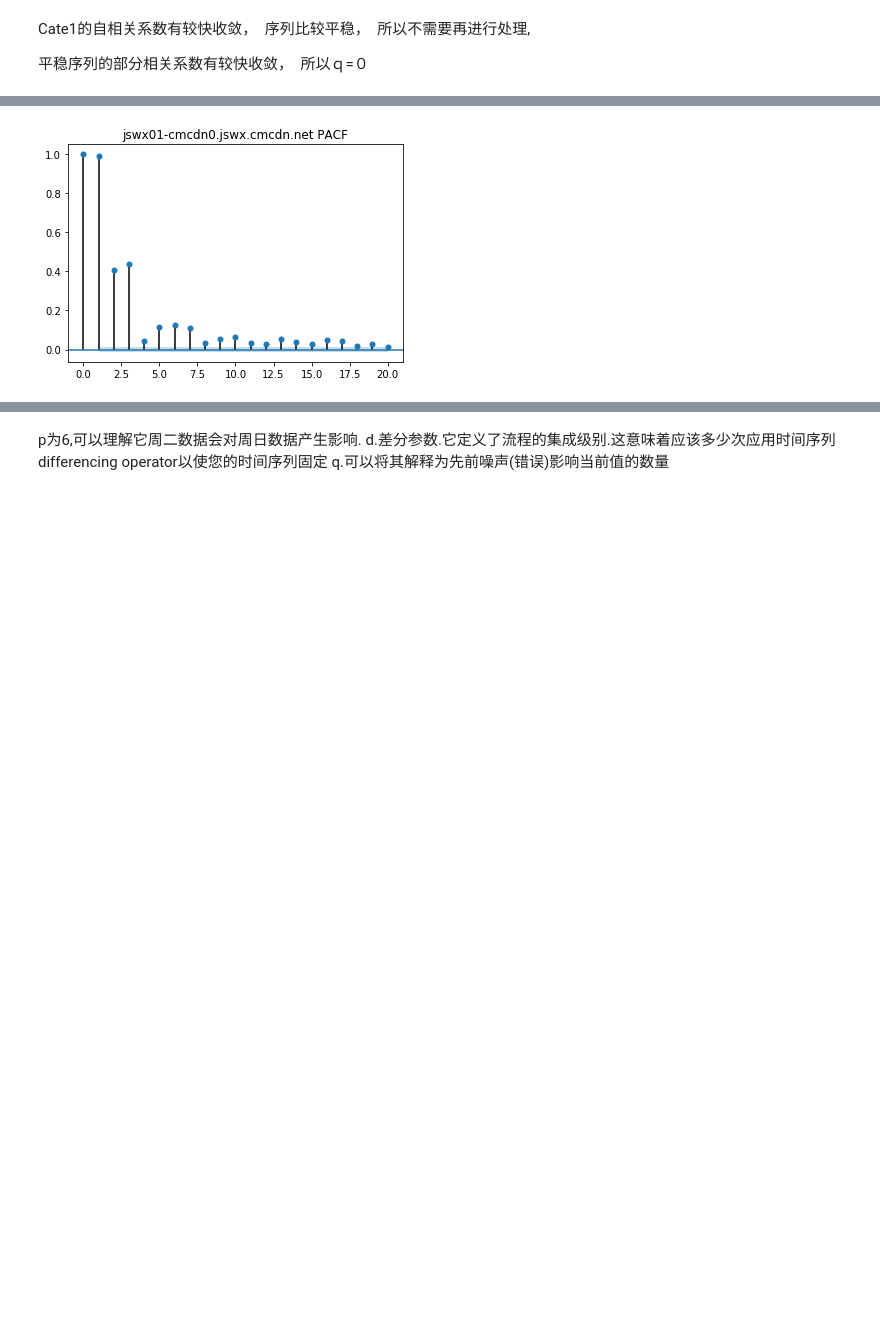
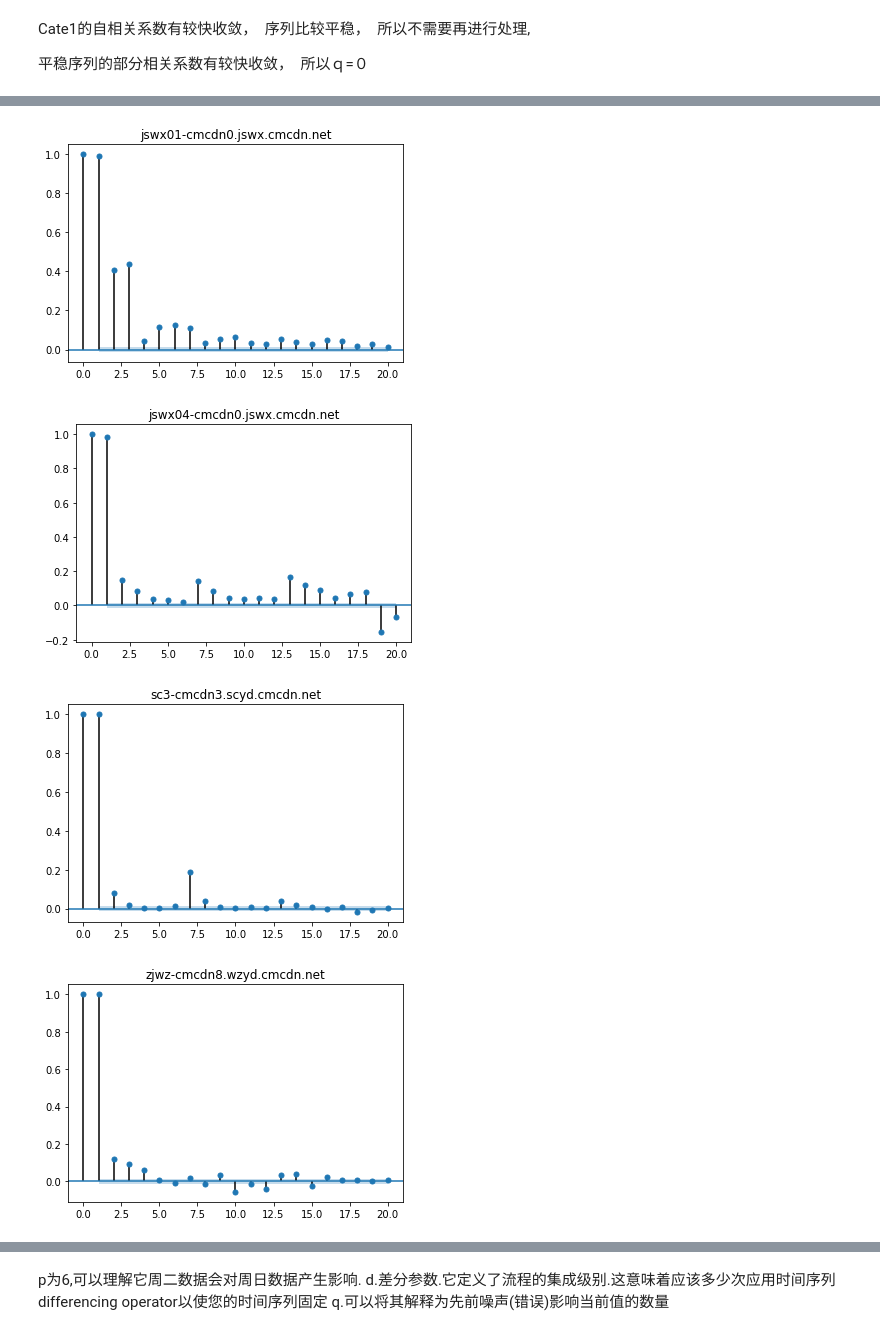
Before and after one commit to Loisssss/CDN_prediction, a Jupyter notebook: CDN_predic.ipynb, the cells around one changed output, grey strips where cells are left out. Cells and saved outputs as stored; diff of their text form; code cells hidden in the pictures; blank space fills up the shorter version.

```diff
--- a/CDN_predic.ipynb
+++ b/CDN_predic.ipynb
@@ -138,7 +142,9 @@ Cate1的自相关系数有较快收敛，　序列比较平稳，　所以不需
 
 平稳序列的部分相关系数有较快收敛，　所以ｑ=０
 # %%
-acf = plot_acf(cate1.value,lags=20)
-plt.title('jswx01-cmcdn0.jswx.cmcdn.net ACF')
-acf.show()
+for i in range(len(cate)):
+
+    acf = plot_acf(cate[i].value,lags=20)
+    plt.title(title[i])
+    acf.show()
 # %% [output]
@@ -146,6 +156,10 @@ acf.show()
 # %%
-pacf = plot_pacf(cate1.value, lags=20)
-plt.title('jswx01-cmcdn0.jswx.cmcdn.net PACF')
-pacf.show()
+for i in range(len(cate)):
+    pacf = plot_pacf(cate[i].value, lags=20)
+    plt.title(title[i])
+    pacf.show()
 # %% [output]
-[figure, old version]
+[figure, new version]
+[figure, added]
+[figure, added]
+[figure, added]
```
Also changed, not shown: parts of 23 cells of this notebook.
